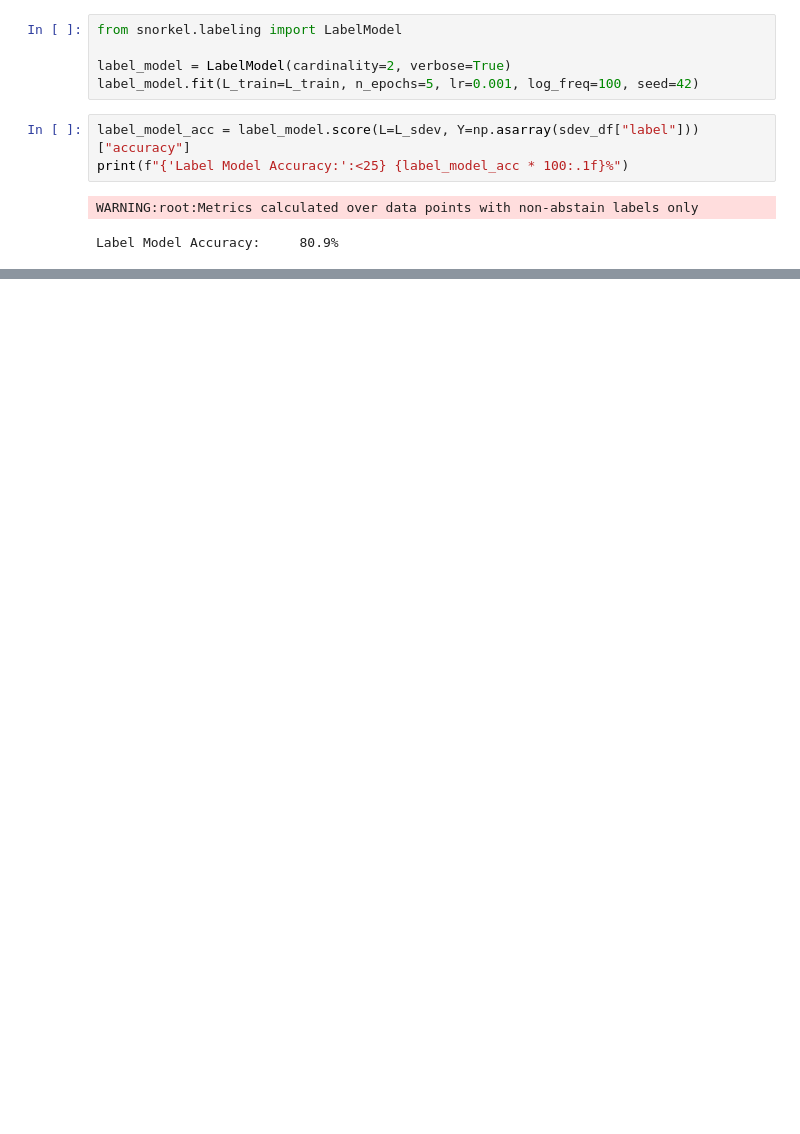
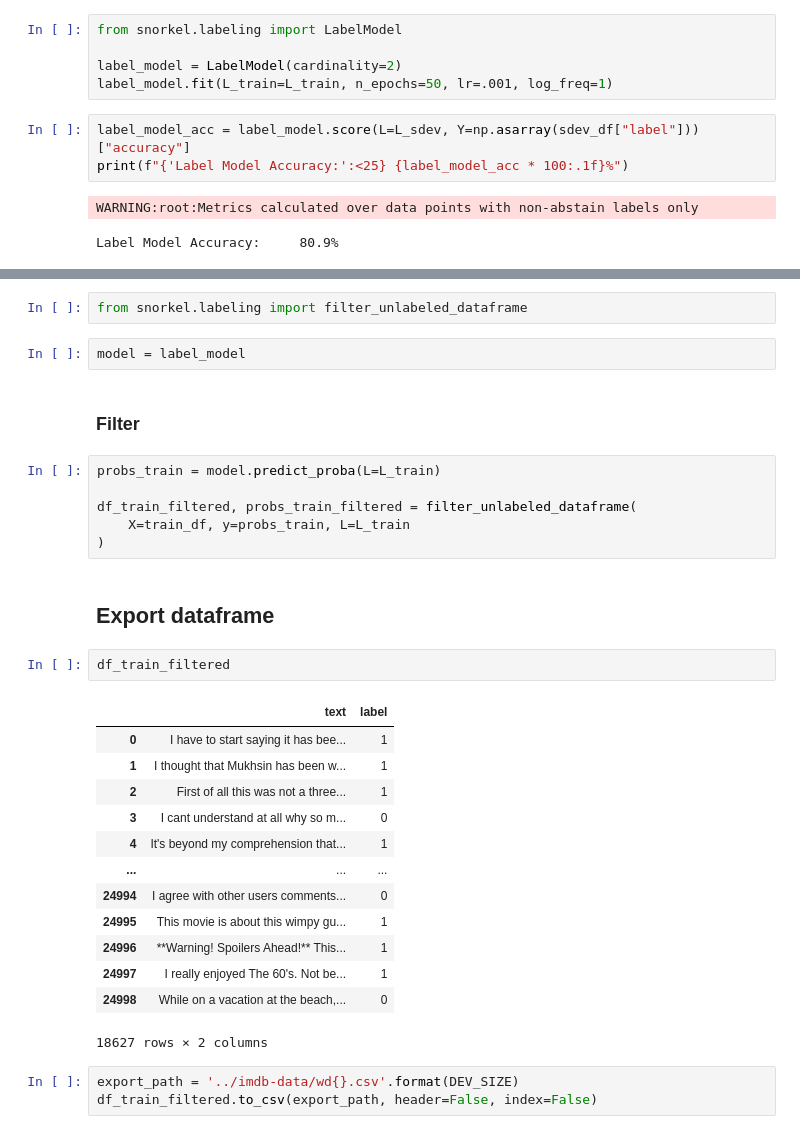
Before and after one commit to feifang24/cs229-project, a Jupyter notebook: snorkel/pipeline.ipynb, the cells around one changed output, grey strips where cells are left out. Saved outputs shown, nothing was run; the diff lists cells and outputs as text; blank space fills up the shorter version.

Commit message:
implemented export pipeline

```diff
--- a/snorkel/pipeline.ipynb
+++ b/snorkel/pipeline.ipynb
@@ -257,8 +273,8 @@ Majority Vote Accuracy:   77.6%
 # %%
 from snorkel.labeling import LabelModel
 
-label_model = LabelModel(cardinality=2, verbose=True)
-label_model.fit(L_train=L_train, n_epochs=5, lr=0.001, log_freq=100, seed=42)
+label_model = LabelModel(cardinality=2)
+label_model.fit(L_train=L_train, n_epochs=50, lr=.001, log_freq=1)
 # %%
 label_model_acc = label_model.score(L=L_sdev, Y=np.asarray(sdev_df["label"]))["accuracy"]
 print(f"{'Label Model Accuracy:':<25} {label_model_acc * 100:.1f}%")
@@ -273,0 +294,33 @@ Label Model Accuracy:     75.6%
+# %%
+from snorkel.labeling import filter_unlabeled_dataframe
+# %%
+model = label_model
+# %% [markdown]
+### Filter
+# %%
+probs_train = model.predict_proba(L=L_train)
+
+df_train_filtered, probs_train_filtered = filter_unlabeled_dataframe(
+    X=train_df, y=probs_train, L=L_train
+)
+# %% [markdown]
+## Export dataframe
+# %%
+df_train_filtered
+# %% [output]
+|  | text | label |
+| 0 | I have to start saying it has bee... | 1 |
+| 1 | I thought that Mukhsin has been w... | 1 |
+| 2 | First of all this was not a three... | 1 |
+| 3 | I cant understand at all why so m... | 0 |
+| 4 | It's beyond my comprehension that... | 1 |
+| ... | ... | ... |
+| 24994 | I agree with other users comments... | 0 |
+| 24995 | This movie is about this wimpy gu... | 1 |
+| 24996 | **Warning! Spoilers Ahead!** This... | 1 |
+| 24997 | I really enjoyed The 60's. Not be... | 1 |
+| 24998 | While on a vacation at the beach,... | 0 |
+18627 rows × 2 columns
+# %%
+export_path = '../imdb-data/wd{}.csv'.format(DEV_SIZE)
+df_train_filtered.to_csv(export_path, header=False, index=False)
```
Also changed, not shown: parts of 6 cells of this notebook, 1 other file.
